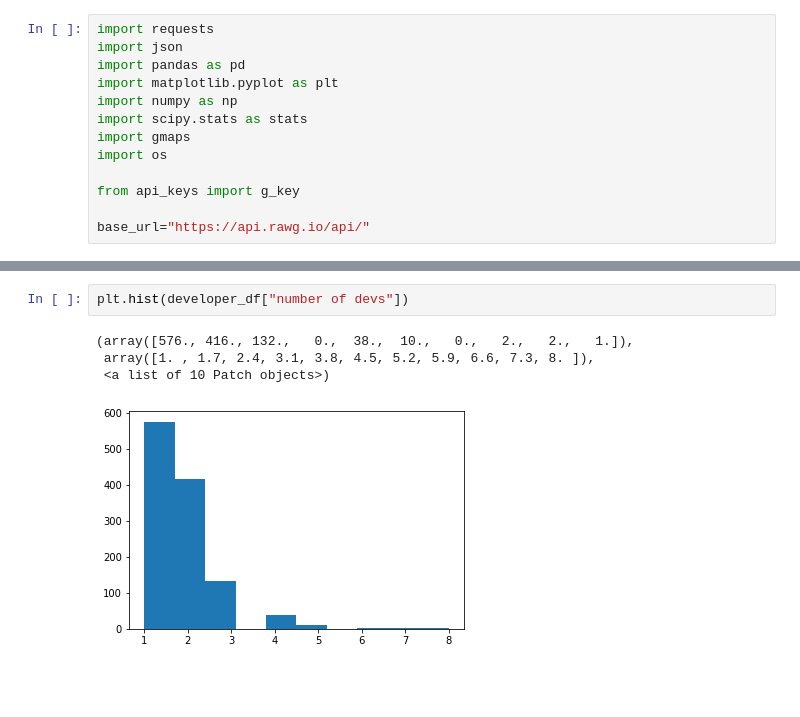
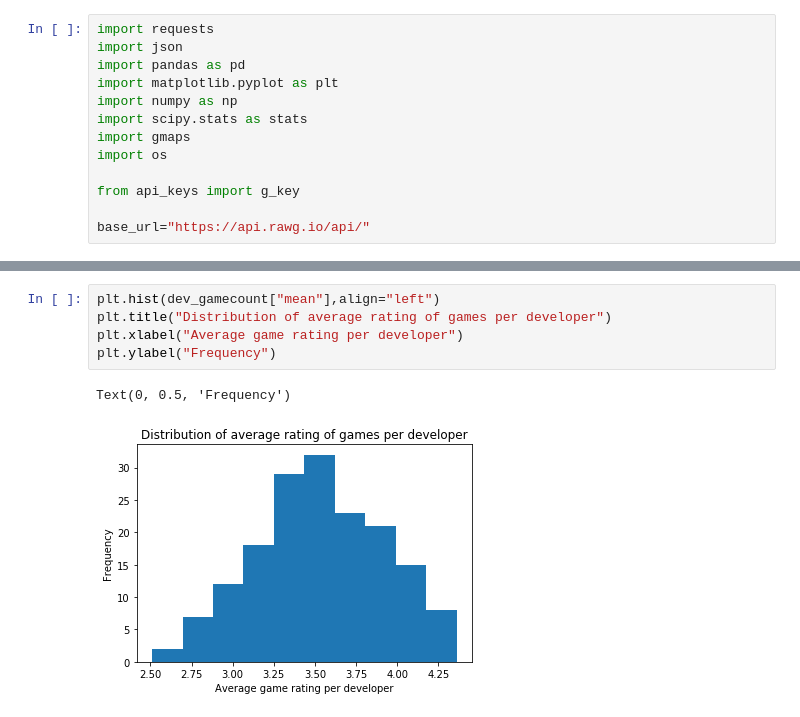
Before and after one commit to Rishi0406/project_1, a Jupyter notebook: developer.ipynb, the cells around one changed output, grey strips where cells are left out. Drawn from its saved outputs; the diff is of its cells as text; blank space fills up the shorter version.

```diff
--- a/developer.ipynb
+++ b/developer.ipynb
@@ -181,7 +202,8 @@ dev_gamecount
-# %%
-plt.hist(developer_df["number of devs"])
-# %% [output]
-(array([576., 416., 132.,   0.,  38.,  10.,   0.,   2.,   2.,   1.]),
- array([1. , 1.7, 2.4, 3.1, 3.8, 4.5, 5.2, 5.9, 6.6, 7.3, 8. ]),
- <a list of 10 Patch objects>)
-[figure, removed]
+# %%
+plt.hist(dev_gamecount["mean"],align="left")
+plt.title("Distribution of average rating of games per developer")
+plt.xlabel("Average game rating per developer")
+plt.ylabel("Frequency")
+# %% [output]
+Text(0, 0.5, 'Frequency')
+[figure, added]
```
Also changed, not shown: parts of 23 cells of this notebook.
